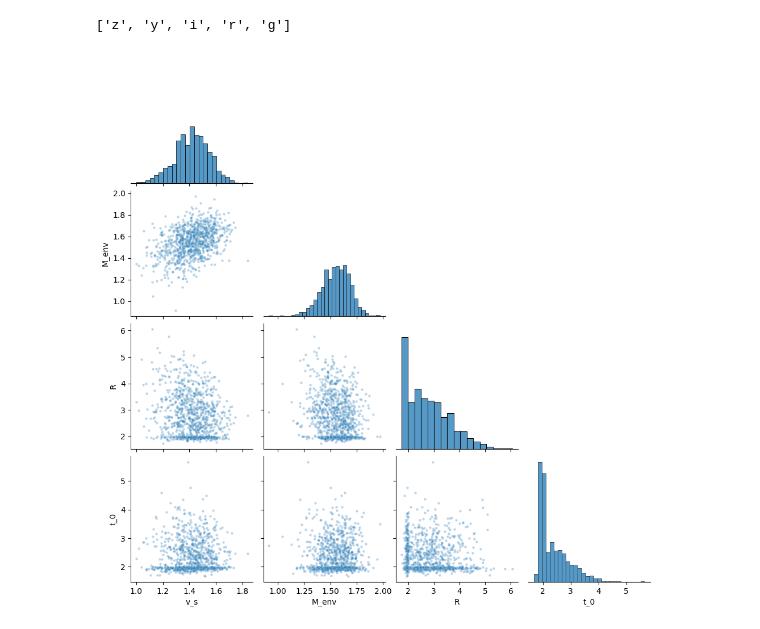
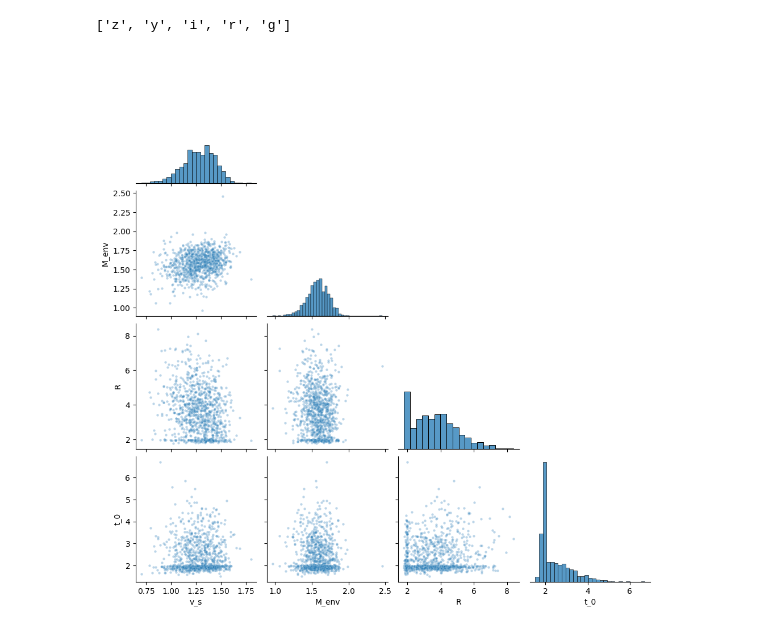
Before and after one commit to gsmteixeira/pilca, a Jupyter notebook: notebooks/04_evaluating_experiments.ipynb, the cells around one changed output. Drawn from its saved outputs; the diff is of its cells as text; code cells hidden in the pictures.

```diff
--- a/notebooks/04_evaluating_experiments.ipynb
+++ b/notebooks/04_evaluating_experiments.ipynb
@@ -338,13 +337,13 @@ else:
 # %%
 import seaborn as sns
 
 # suponha que 'samples' seja [N, 4] com (v_s, M_env, R, t_0)
-suffix = f'_filters-{"-".join(["z", "y", "i", "r", "g"])}_time-{5}d'
+suffix = f'_filters-{"-".join(["z", "y", "i", "r", "g", "u"])}_time-{5}d'
 ename = f"exp_{suffix}"
 exp_dir = os.path.join(EXPERIMENTS_DIR, ename)
 samples = np.load(os.path.join(exp_dir, "samples.npy"))
 df = pd.DataFrame(samples, columns=["v_s", "M_env", "R", "t_0"])
 sns.pairplot(df, corner=True, plot_kws=dict(alpha=0.3, s=10))
 plt.show()
 # %% [output]
-[figure, old version]
+[figure, new version]
```
Also changed, not shown: parts of 7 cells of this notebook, 2 other files.
